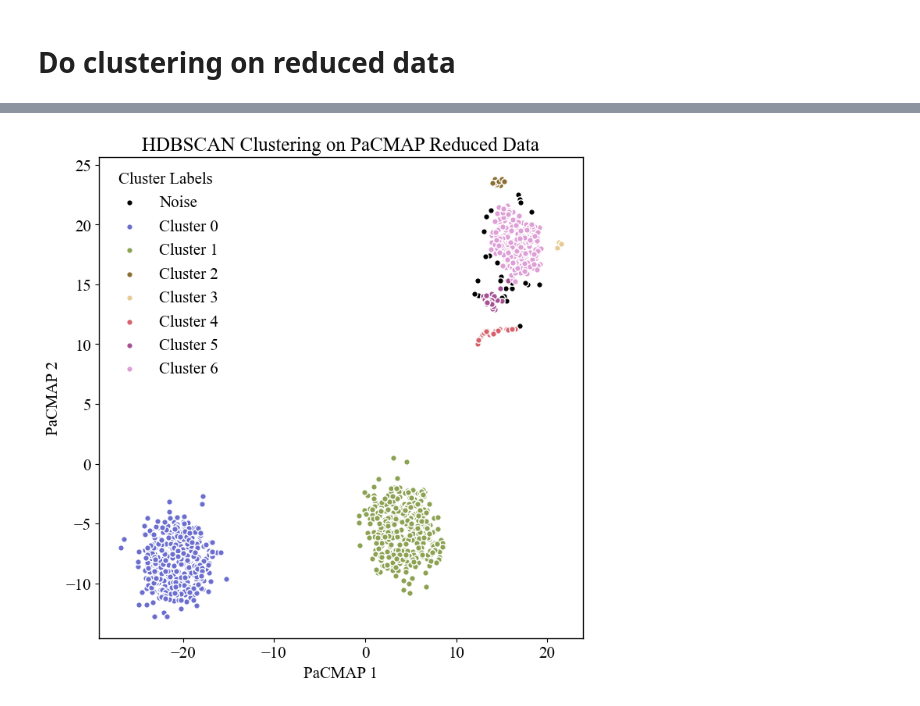
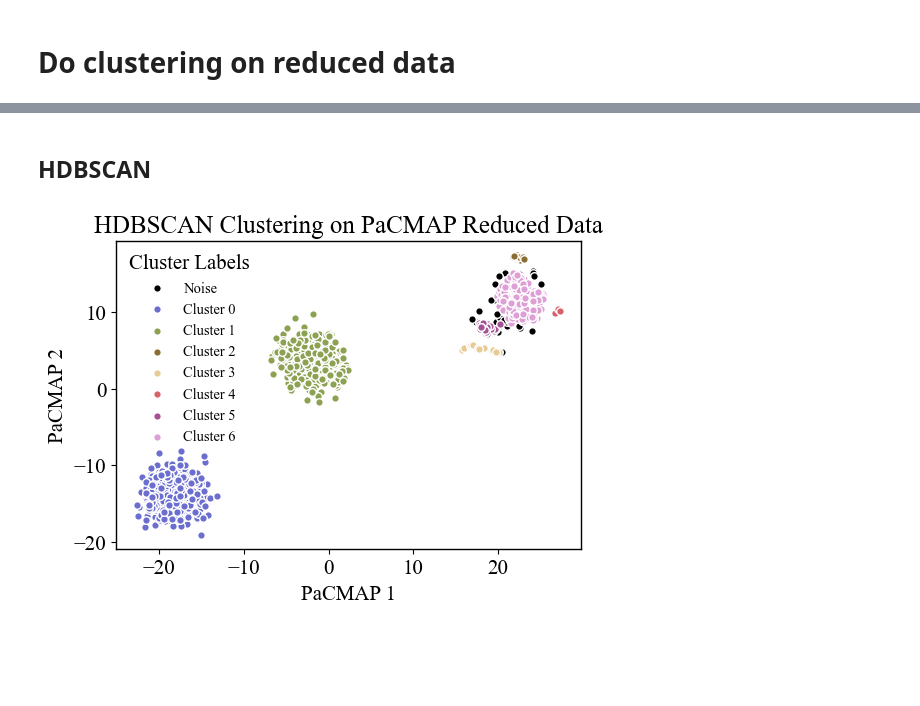
Before and after one commit to lbrice1/ai_cheme_examples, a Jupyter notebook: notebooks/Example-4-1-clustering.ipynb, the cells around one changed output, grey strips where cells are left out. Drawn from its saved outputs; the diff is of its cells as text; code cells hidden in the pictures; blank space fills up the shorter version.

```diff
--- a/notebooks/Example-4-1-clustering.ipynb
+++ b/notebooks/Example-4-1-clustering.ipynb
@@ -54,7 +55,8 @@ scaler = MinMaxScaler()
 
 scaler.fit(X_train)
 
-X_train = scaler.transform(X_train)
+X_train_scaled = scaler.transform(X_train)
+X_test_scaled = scaler.transform(X_test)
 # %% [markdown]
 # Do dimensionality reduction
 # %%
@@ -73,9 +75,8 @@ def pacmap_reduce(X, n_components=2):
 
     return pacmap_model, X_reduced
 
-pacmap_model, X_train_reduced = pacmap_reduce(X_train, n_components=2)
-X_test = scaler.transform(X_test)
-X_test_reduced = pacmap_model.transform(X_test)
+pacmap_model, X_train_reduced = pacmap_reduce(X_train_scaled, n_components=2)
+X_test_reduced = pacmap_model.transform(X_test_scaled)
 # %% [output]
 OMP: Info #276: omp_set_nested routine deprecated, please use omp_set_max_active_levels instead.
 # %%
@@ -105,34 +215,36 @@ plt.show()
+# %% [markdown]
+## HDBSCAN
 # %%
 # ignore future warnings
 import warnings
 warnings.filterwarnings("ignore", category=FutureWarning)
 import hdbscan
 
 # Fit HDBSCAN on the reduced training data
 clusterer = hdbscan.HDBSCAN(min_cluster_size=10)
 labels = clusterer.fit_predict(X_train_reduced)
 
-plt.figure(figsize=(8, 8))
+plt.figure(figsize=(6, 4))
 unique_labels = np.unique(labels)
 colors = plt.cm.tab20b(np.linspace(0, 1, len(unique_labels)))
 
 for idx, label in enumerate(unique_labels):
 	mask = labels == label
 	if label == -1:
 		plt.scatter(
 			X_train_reduced[mask, 0], X_train_reduced[mask, 1],
 			c='k', s=30, edgecolors='w', label='Noise'
 		)
 	else:
 		plt.scatter(
 			X_train_reduced[mask, 0], X_train_reduced[mask, 1],
 			c=colors[idx].reshape(1, -1), s=30, edgecolors='w', label=f'Cluster {label}'
 		)
 
 plt.xlabel('PaCMAP 1')
 plt.ylabel('PaCMAP 2')
 plt.title('HDBSCAN Clustering on PaCMAP Reduced Data')
-plt.legend(frameon=False, title='Cluster Labels')
+plt.legend(frameon=False, title='Cluster Labels', fontsize='x-small')
 plt.show()
 # %% [output]
-[figure, old version]
+[figure, new version]
```
Also changed, not shown: parts of 7 cells of this notebook, 7 other files.
